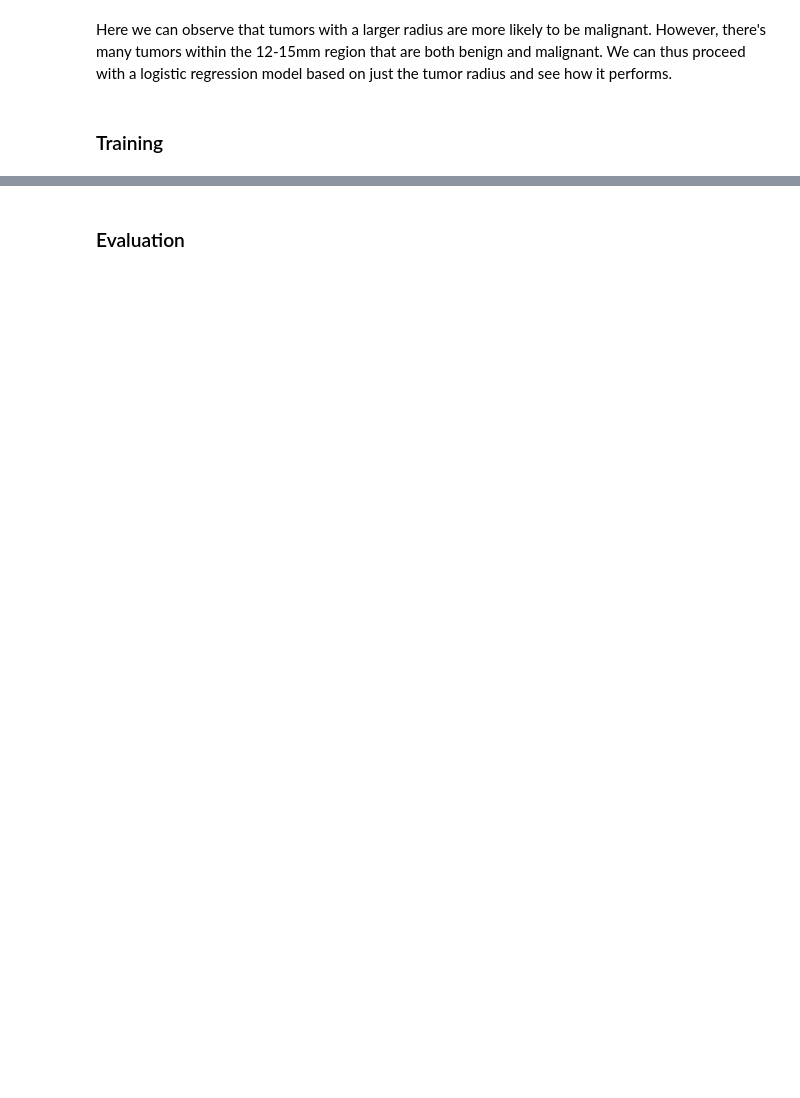
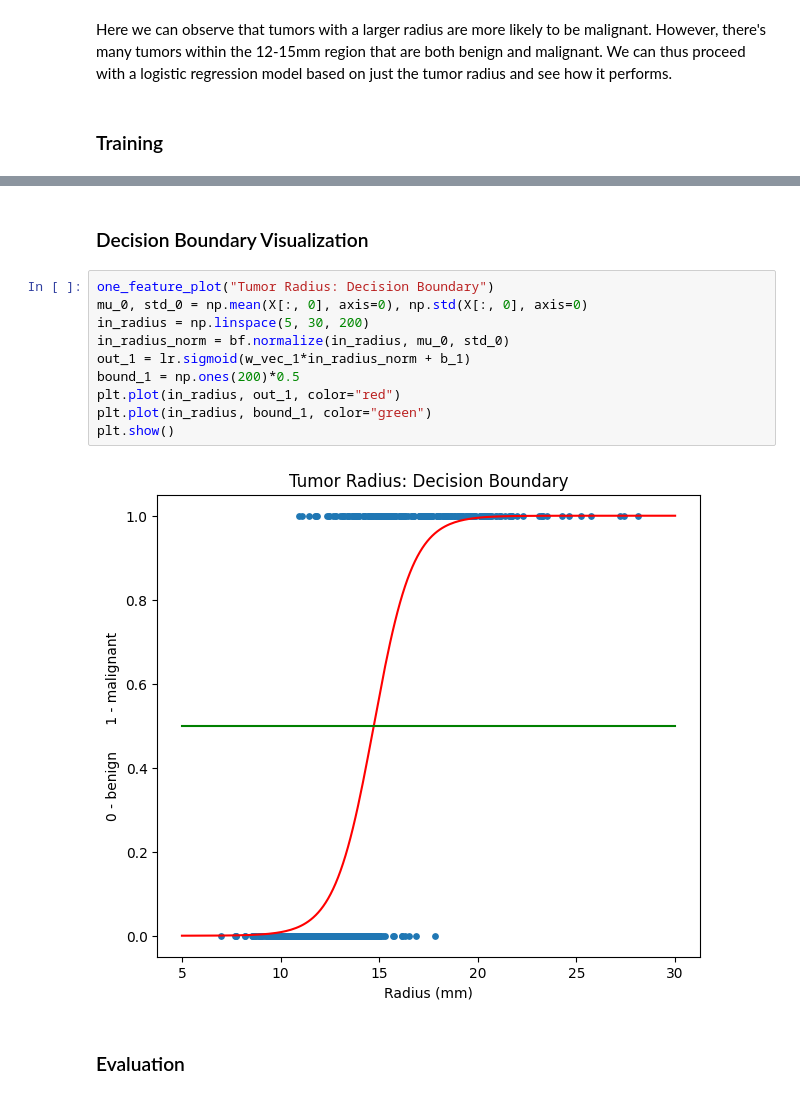
Before and after one commit to markov24/breast-cancer-classification, a Jupyter notebook: binary_classification.ipynb, the cells around one changed output, grey strips where cells are left out. Saved outputs shown, nothing was run; the diff lists cells and outputs as text; blank space fills up the shorter version.

```diff
--- a/binary_classification.ipynb
+++ b/binary_classification.ipynb
@@ -46,2 +58,16 @@ Iteration: 450  Cost: 0.29316221750439564
+# %% [markdown]
+### Decision Boundary Visualization
+# %%
+one_feature_plot("Tumor Radius: Decision Boundary")
+mu_0, std_0 = np.mean(X[:, 0], axis=0), np.std(X[:, 0], axis=0)
+in_radius = np.linspace(5, 30, 200)
+in_radius_norm = bf.normalize(in_radius, mu_0, std_0)
+out_1 = lr.sigmoid(w_vec_1*in_radius_norm + b_1)
+bound_1 = np.ones(200)*0.5
+plt.plot(in_radius, out_1, color="red")
+plt.plot(in_radius, bound_1, color="green")
+plt.show()
+# %% [output]
+[figure, added]
 # %% [markdown]
 ### Evaluation
```
Also changed, not shown: parts of 33 cells of this notebook.
